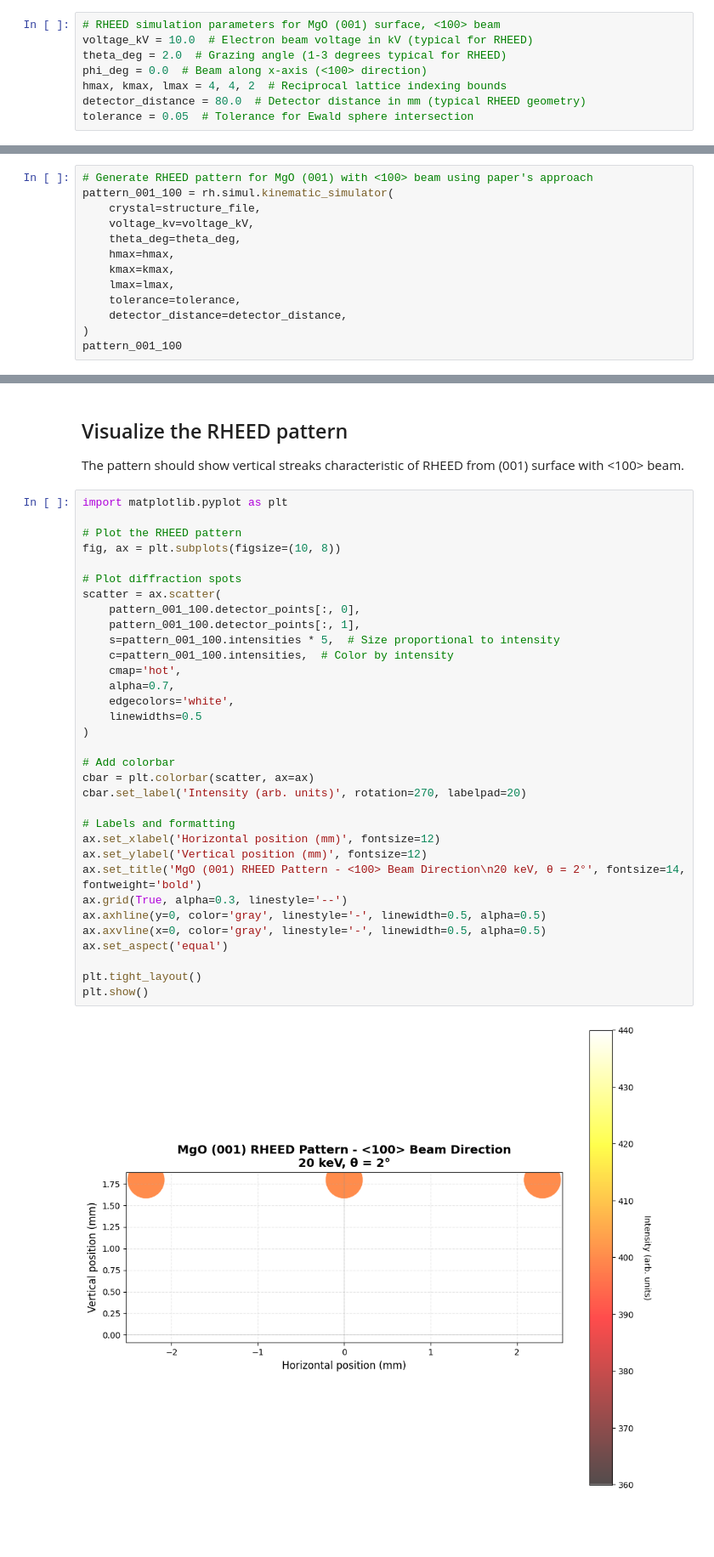
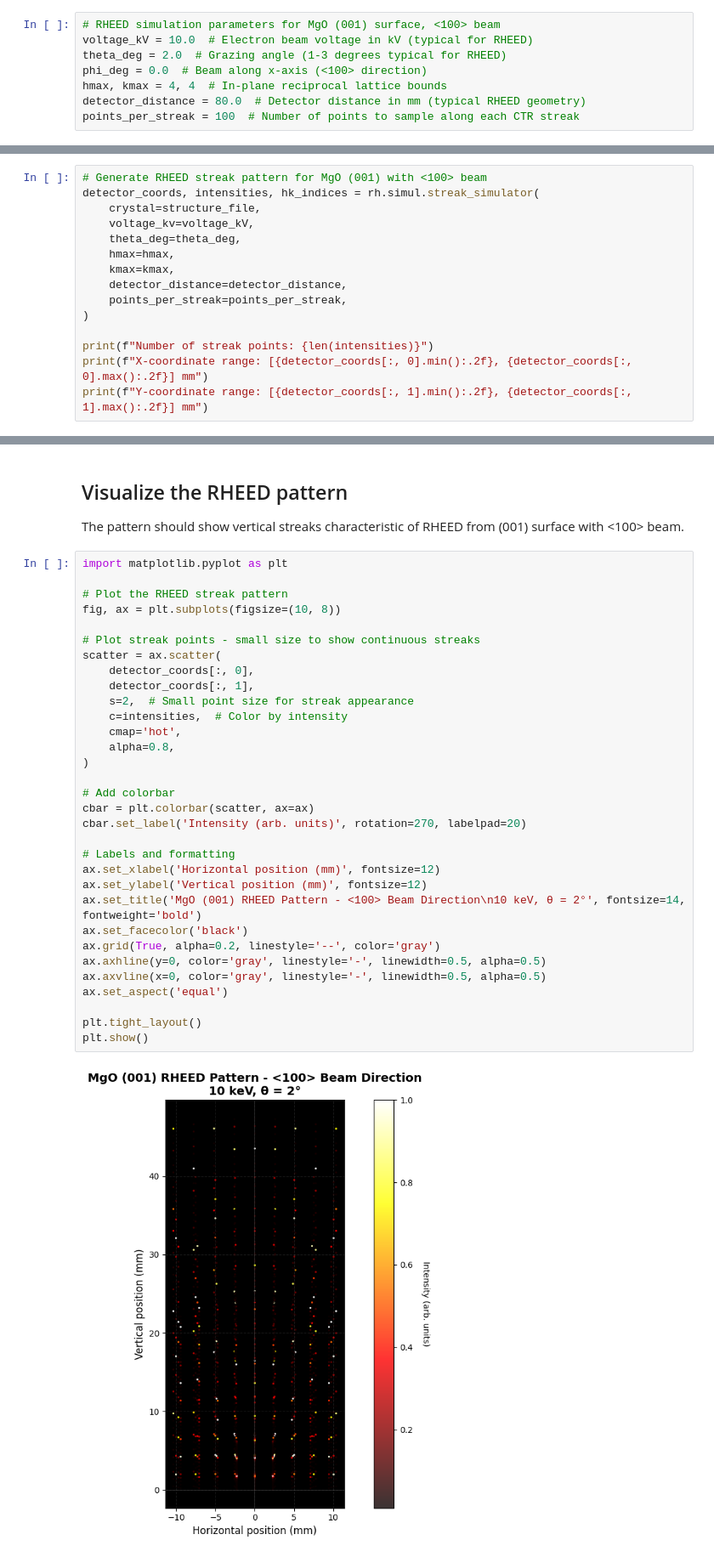
Before and after one commit to debangshu-mukherjee/rheedium, a Jupyter notebook: tutorials/01_kinematic_MgO.ipynb, the cells around one changed output, grey strips where cells are left out. Shown at 85% size. Drawn from its saved outputs; the diff is of its cells as text; blank space fills up the shorter version.

Commit message:
Towards streaks

```diff
--- a/tutorials/01_kinematic_MgO.ipynb
+++ b/tutorials/01_kinematic_MgO.ipynb
@@ -45,9 +45,9 @@ beam_direction = jnp.array([1, 0, 0])  # <100> beam along x-axis
 voltage_kV = 10.0  # Electron beam voltage in kV (typical for RHEED)
 theta_deg = 2.0  # Grazing angle (1-3 degrees typical for RHEED)
 phi_deg = 0.0  # Beam along x-axis (<100> direction)
-hmax, kmax, lmax = 4, 4, 2  # Reciprocal lattice indexing bounds
+hmax, kmax = 4, 4  # In-plane reciprocal lattice bounds
 detector_distance = 80.0  # Detector distance in mm (typical RHEED geometry)
-tolerance = 0.05  # Tolerance for Ewald sphere intersection
+points_per_streak = 100  # Number of points to sample along each CTR streak
 # %% [markdown]
 # Now, we will process things step by step.
 # %% [markdown]
@@ -111,14 +112,16 @@ allowed_indices, k_out
 # %%
-# Generate RHEED pattern for MgO (001) with <100> beam using paper's approach
-pattern_001_100 = rh.simul.kinematic_simulator(
+# Generate RHEED streak pattern for MgO (001) with <100> beam
+detector_coords, intensities, hk_indices = rh.simul.streak_simulator(
     crystal=structure_file,
     voltage_kv=voltage_kV,
     theta_deg=theta_deg,
     hmax=hmax,
     kmax=kmax,
-    lmax=lmax,
-    tolerance=tolerance,
     detector_distance=detector_distance,
+    points_per_streak=points_per_streak,
 )
-pattern_001_100
+
+print(f"Number of streak points: {len(intensities)}")
+print(f"X-coordinate range: [{detector_coords[:, 0].min():.2f}, {detector_coords[:, 0].max():.2f}] mm")
+print(f"Y-coordinate range: [{detector_coords[:, 1].min():.2f}, {detector_coords[:, 1].max():.2f}] mm")
 # %% [output]
@@ -153,35 +155,34 @@ The pattern should show vertical streaks characteristic of RHEED from (001) surf
 # %%
 import matplotlib.pyplot as plt
 
-# Plot the RHEED pattern
+# Plot the RHEED streak pattern
 fig, ax = plt.subplots(figsize=(10, 8))
 
-# Plot diffraction spots
+# Plot streak points - small size to show continuous streaks
 scatter = ax.scatter(
-    pattern_001_100.detector_points[:, 0],
-    pattern_001_100.detector_points[:, 1],
-    s=pattern_001_100.intensities * 5,  # Size proportional to intensity
-    c=pattern_001_100.intensities,  # Color by intensity
+    detector_coords[:, 0],
+    detector_coords[:, 1],
+    s=2,  # Small point size for streak appearance
+    c=intensities,  # Color by intensity
     cmap='hot',
-    alpha=0.7,
-    edgecolors='white',
-    linewidths=0.5
+    alpha=0.8,
 )
 
 # Add colorbar
 cbar = plt.colorbar(scatter, ax=ax)
 cbar.set_label('Intensity (arb. units)', rotation=270, labelpad=20)
 
 # Labels and formatting
 ax.set_xlabel('Horizontal position (mm)', fontsize=12)
 ax.set_ylabel('Vertical position (mm)', fontsize=12)
-ax.set_title('MgO (001) RHEED Pattern - <100> Beam Direction\n20 keV, θ = 2°', fontsize=14, fontweight='bold')
-ax.grid(True, alpha=0.3, linestyle='--')
+ax.set_title('MgO (001) RHEED Pattern - <100> Beam Direction\n10 keV, θ = 2°', fontsize=14, fontweight='bold')
+ax.set_facecolor('black')
+ax.grid(True, alpha=0.2, linestyle='--', color='gray')
 ax.axhline(y=0, color='gray', linestyle='-', linewidth=0.5, alpha=0.5)
 ax.axvline(x=0, color='gray', linestyle='-', linewidth=0.5, alpha=0.5)
 ax.set_aspect('equal')
 
 plt.tight_layout()
 plt.show()
 # %% [output]
-[figure, old version]
+[figure, new version]
```
Also changed, not shown: parts of 11 cells of this notebook, 2 other files.
